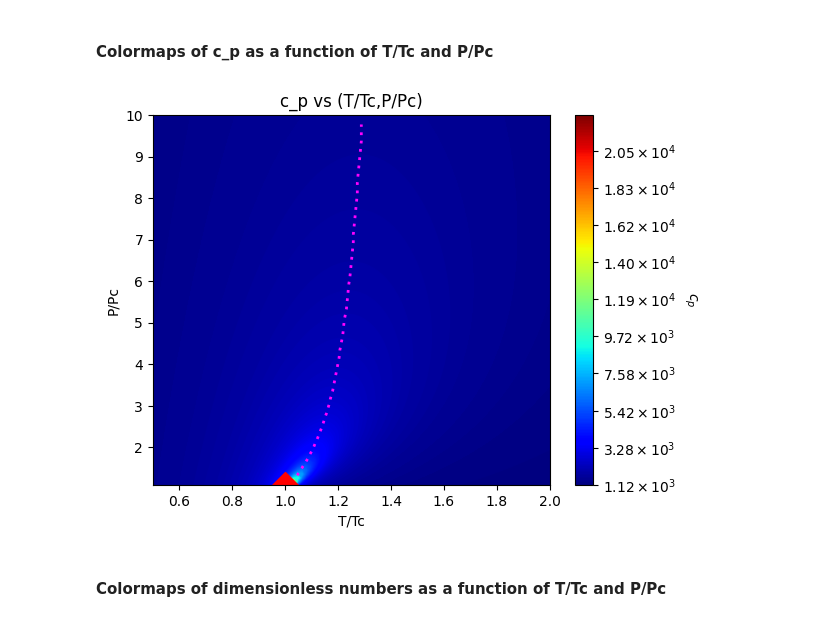
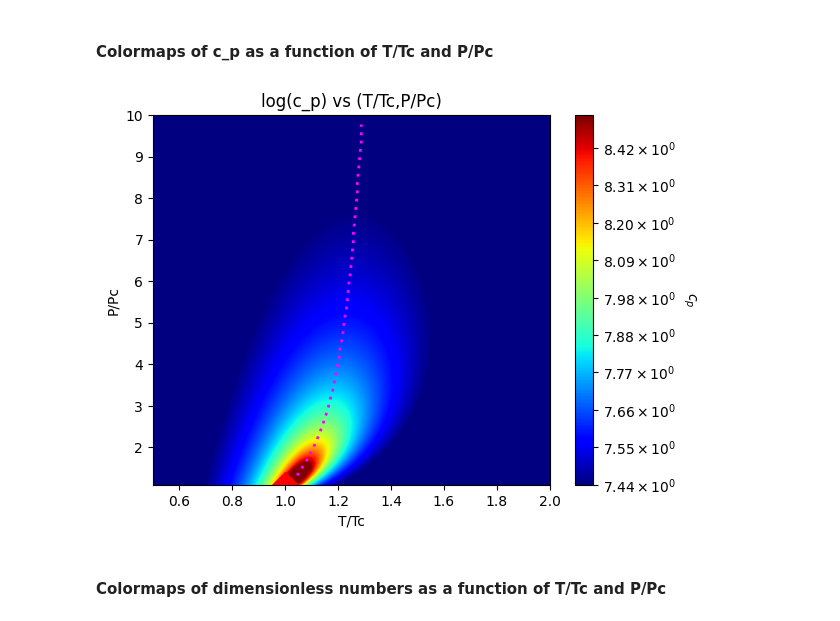
Before and after one commit to henri-avec-un-i/UPC_internship, a Jupyter notebook: caracterisation_of_turbulent_scales_dimensionless.ipynb, the cells around one changed output. Drawn from its saved outputs; the diff is of its cells as text; code cells hidden in the pictures.

```diff
--- a/caracterisation_of_turbulent_scales_dimensionless.ipynb
+++ b/caracterisation_of_turbulent_scales_dimensionless.ipynb
@@ -578,7 +647,7 @@ def extract_T_P(T_list_r, P_list_r, max_c_p_coordinates):
 
     return pseudo_boiling_temperature_values, pseudo_boiling_pressure_values
 # %%
-def plot_c_p_array_PvsT(T_list_r, P_list_r, c_p_array, pseudo_boiling_temperature_values, pseudo_boiling_pressure_values, T_r_log_scale=True, P_r_log_scale=True, c_p_log_scale=False, colormap='jet', nbr_of_contours=100, plot_size = (6.4, 4.8), save_plot = True, plot_name = 'plot_c_p_array_PvsT.svg', plot_resolution = 300):
+def plot_c_p_array_PvsT(T_list_r, P_list_r, c_p_array, pseudo_boiling_temperature_values, pseudo_boiling_pressure_values, vmin, vmax, T_r_log_scale=True, P_r_log_scale=True, c_p_log_scale=False, colormap='jet', nbr_of_contours=100, plot_size = (6.4, 4.8), save_plot = True, plot_name = 'plot_c_p_array_PvsT.svg', plot_resolution = 300):
     """
     Plot c_p, ie the specific heat at constant pressure , as a function of (T/Tc, P/Pc).
 
@@ -601,11 +670,11 @@ def plot_c_p_array_PvsT(T_list_r, P_list_r, c_p_array, pseudo_boiling_temperatur
     # Create a figure and axes
     fig, ax = plt.subplots(figsize=plot_size)
 
-    # Create the filled contour plot
+     # Create the filled contour plot
     if c_p_log_scale:
-        fig = plt.contourf(T_list_r, P_list_r, c_p_array, levels=nbr_of_contours, cmap=colormap, norm=colors.LogNorm())
+        fig = plt.contourf(T_list_r, P_list_r, c_p_array, levels=nbr_of_contours, cmap=colormap, norm=colors.LogNorm(), vmin=vmin, vmax=vmax)
     else:
-        fig = plt.contourf(T_list_r, P_list_r, c_p_array, levels=nbr_of_contours, cmap=colormap)
+        fig = plt.contourf(T_list_r, P_list_r, c_p_array, levels=nbr_of_contours, cmap=colormap, vmax=vmax)
 
     # Pseudo Boiling Curve
     plt.plot(pseudo_boiling_temperature_values, pseudo_boiling_pressure_values, color='magenta', linestyle=(0, (1, 2)), linewidth=2)
@@ -647,7 +716,7 @@ def plot_c_p_array_PvsT(T_list_r, P_list_r, c_p_array, pseudo_boiling_temperatur
     cbar.ax.set_ylabel('$c_p$', rotation=-90, va="bottom")
 
     # Add a title and labels to the axes
-    ax.set_title('c_p vs (T/Tc,P/Pc)')
+    ax.set_title('log(c_p) vs (T/Tc,P/Pc)')
     ax.set_xlabel('T/Tc')
     ax.set_ylabel('P/Pc')
 
@@ -656,10 +725,6 @@ def plot_c_p_array_PvsT(T_list_r, P_list_r, c_p_array, pseudo_boiling_temperatur
         plt.savefig(plot_name, dpi=plot_resolution)
 
 
-    # Save the plot as an SVG file
-    if save_plot:
-        plt.savefig(plot_name, dpi=plot_resolution)
-
     # Show the plot
     plt.show()
 # %% [markdown]
@@ -2143,10 +2208,14 @@ Same Re, Ec, Pr, Ma and Fr are coherent for STP
 ### Case results
 # %% [markdown]
 #### Colormaps of c_p as a function of T/Tc and P/Pc
-# %%
-plot_c_p_array_PvsT(T_list_r, P_list_r, c_p_array, pseudo_boiling_temperature_values, pseudo_boiling_pressure_values, T_r_log_scale=False, P_r_log_scale=False, c_p_log_scale=False, colormap='jet', nbr_of_contours=1000)
-# %% [output]
-[figure, removed]
+# %%
+# Clip extreme values to a predefined range
+clipped_c_p_array = np.clip(c_p_array, 1.7e3, 5e3)  # Here, we are setting the range to [0, 1] as an example
+clipped_c_p_array = np.log(clipped_c_p_array,)
+
+plot_c_p_array_PvsT(T_list_r, P_list_r, clipped_c_p_array, pseudo_boiling_temperature_values, pseudo_boiling_pressure_values, vmin = np.min(clipped_c_p_array), vmax = np.max(clipped_c_p_array), T_r_log_scale=False, P_r_log_scale=False, c_p_log_scale=False, colormap='jet', nbr_of_contours=1000)
+# %% [output]
+[figure, added]
 # %% [markdown]
 #### Colormaps of dimensionless numbers as a function of T/Tc and P/Pc
 # %%
```
Also changed, not shown: parts of 10 cells of this notebook, 10 other files.
